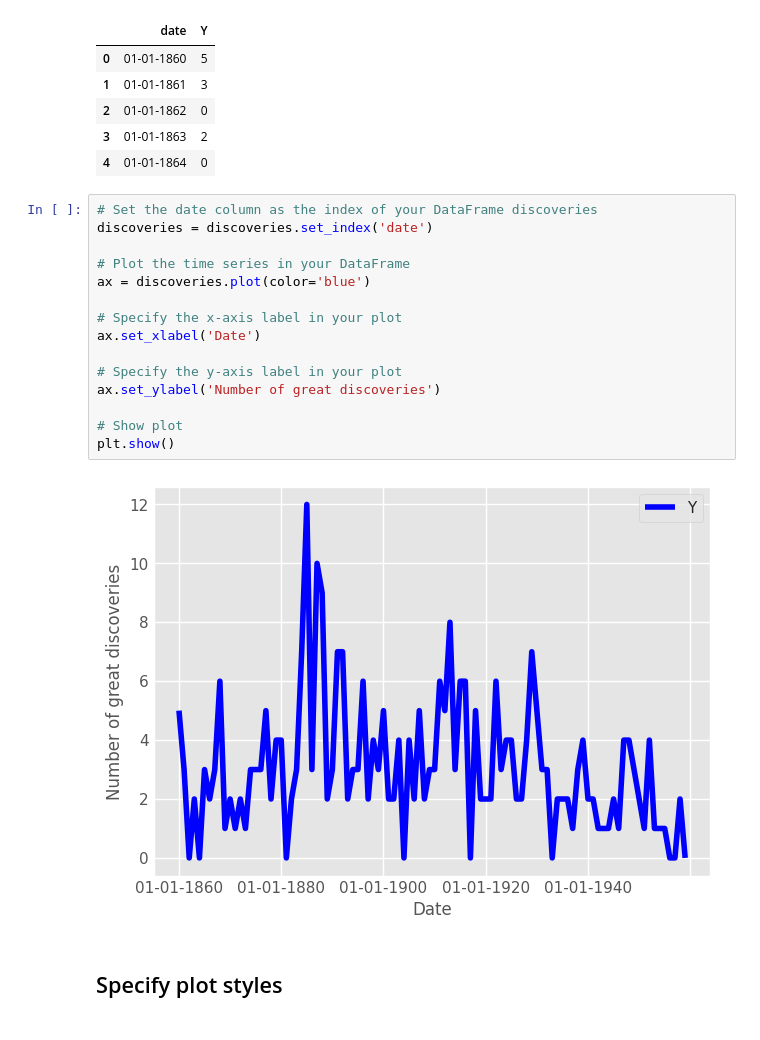
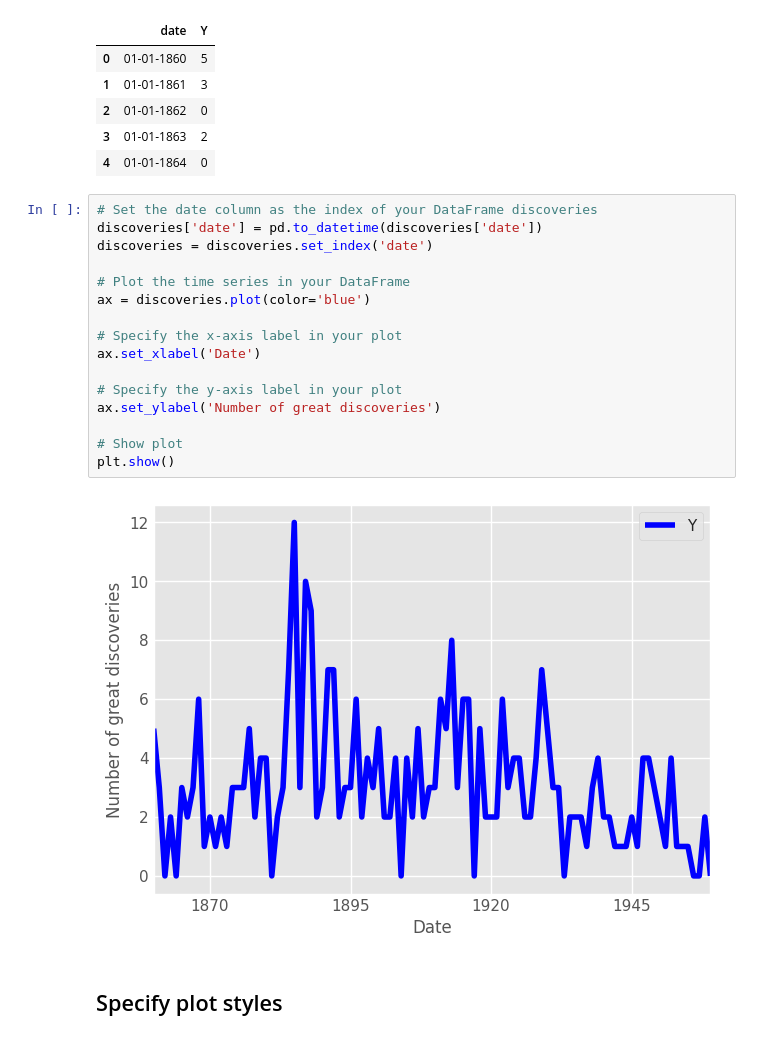
Before and after one commit to MeghanGH/time-series-with-python, a Jupyter notebook: Visualizing_time_series_data_in_python.ipynb, the cells around one changed output. Cells and saved outputs as stored; diff of their text form.

```diff
--- a/Visualizing_time_series_data_in_python.ipynb
+++ b/Visualizing_time_series_data_in_python.ipynb
@@ -78,21 +77,22 @@ discoveries.head()
 | 4 | 01-01-1864 | 0 |
 # %%
 # Set the date column as the index of your DataFrame discoveries
+discoveries['date'] = pd.to_datetime(discoveries['date'])
 discoveries = discoveries.set_index('date')
 
 # Plot the time series in your DataFrame
 ax = discoveries.plot(color='blue')
 
 # Specify the x-axis label in your plot
 ax.set_xlabel('Date')
 
 # Specify the y-axis label in your plot
 ax.set_ylabel('Number of great discoveries')
 
 # Show plot
 plt.show()
 # %% [output]
-[figure, old version]
+[figure, new version]
 # %% [markdown]
 ## Specify plot styles
 # %%
```
Also changed, not shown: parts of 30 cells of this notebook.
